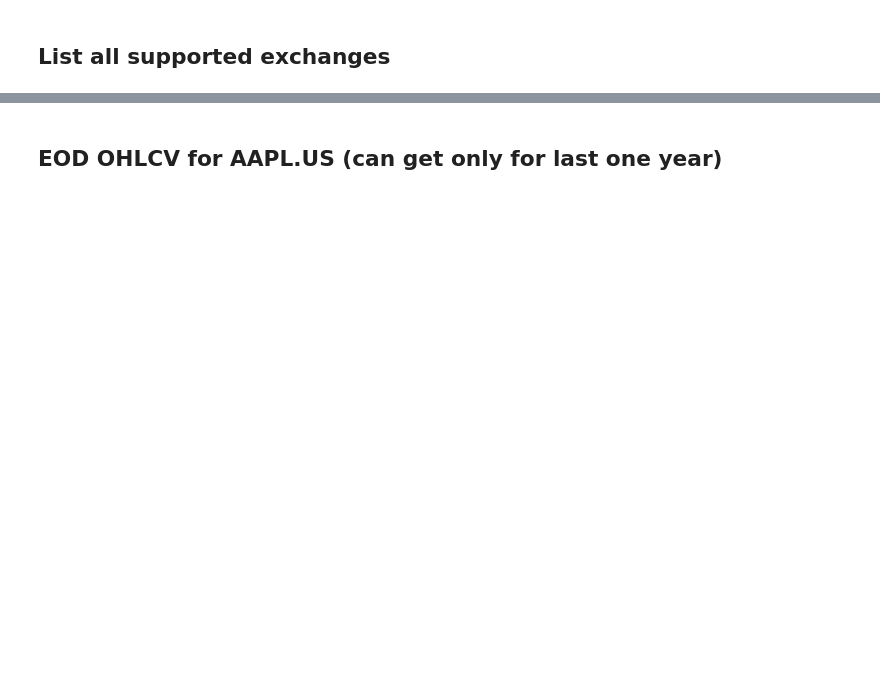
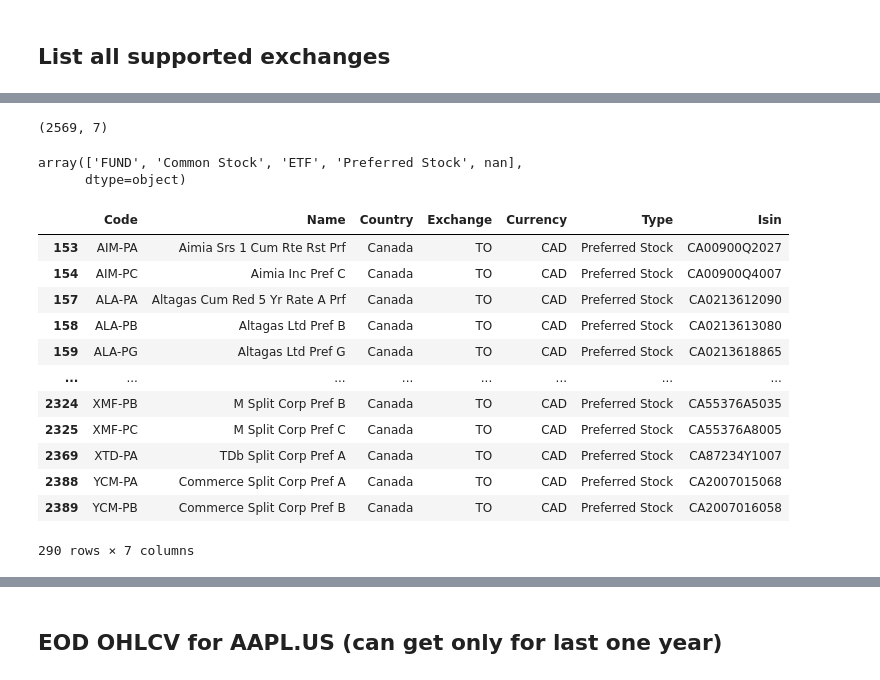
Before and after one commit to chain-08/lens, a Jupyter notebook: notebooks/pipelines/eod_endpoints.ipynb, the cells around one changed output, grey strips where cells are left out. Drawn from its saved outputs; the diff is of its cells as text; code cells hidden in the pictures; blank space fills up the shorter version.

```diff
--- a/notebooks/pipelines/eod_endpoints.ipynb
+++ b/notebooks/pipelines/eod_endpoints.ipynb
@@ -35,0 +77,2 @@ df_tickers.head()
+# %%
+df = pd.read_csv("tsx_tickers_list.csv")
@@ -35,0 +88,25 @@ df_tickers.head()
+# %%
+df.shape
+# %% [output]
+(2569, 7)
+# %%
+df['Type'].unique()
+# %% [output]
+array(['FUND', 'Common Stock', 'ETF', 'Preferred Stock', nan],
+      dtype=object)
+# %%
+df[df['Type']=='Preferred Stock']
+# %% [output]
+|  | Code | Name | Country | Exchange | Currency | Type | Isin |
+| 153 | AIM-PA | Aimia Srs 1 Cum Rte Rst Prf | Canada | TO | CAD | Preferred Stock | CA00900Q2027 |
+| 154 | AIM-PC | Aimia Inc Pref C | Canada | TO | CAD | Preferred Stock | CA00900Q4007 |
+| 157 | ALA-PA | Altagas Cum Red 5 Yr Rate A Prf | Canada | TO | CAD | Preferred Stock | CA0213612090 |
+| 158 | ALA-PB | Altagas Ltd Pref B | Canada | TO | CAD | Preferred Stock | CA0213613080 |
+| 159 | ALA-PG | Altagas Ltd Pref G | Canada | TO | CAD | Preferred Stock | CA0213618865 |
+| ... | ... | ... | ... | ... | ... | ... | ... |
+| 2324 | XMF-PB | M Split Corp Pref B | Canada | TO | CAD | Preferred Stock | CA55376A5035 |
+| 2325 | XMF-PC | M Split Corp Pref C | Canada | TO | CAD | Preferred Stock | CA55376A8005 |
+| 2369 | XTD-PA | TDb Split Corp Pref A | Canada | TO | CAD | Preferred Stock | CA87234Y1007 |
+| 2388 | YCM-PA | Commerce Split Corp Pref A | Canada | TO | CAD | Preferred Stock | CA2007015068 |
+| 2389 | YCM-PB | Commerce Split Corp Pref B | Canada | TO | CAD | Preferred Stock | CA2007016058 |
+290 rows × 7 columns
```
Also changed, not shown: parts of 14 cells of this notebook.
